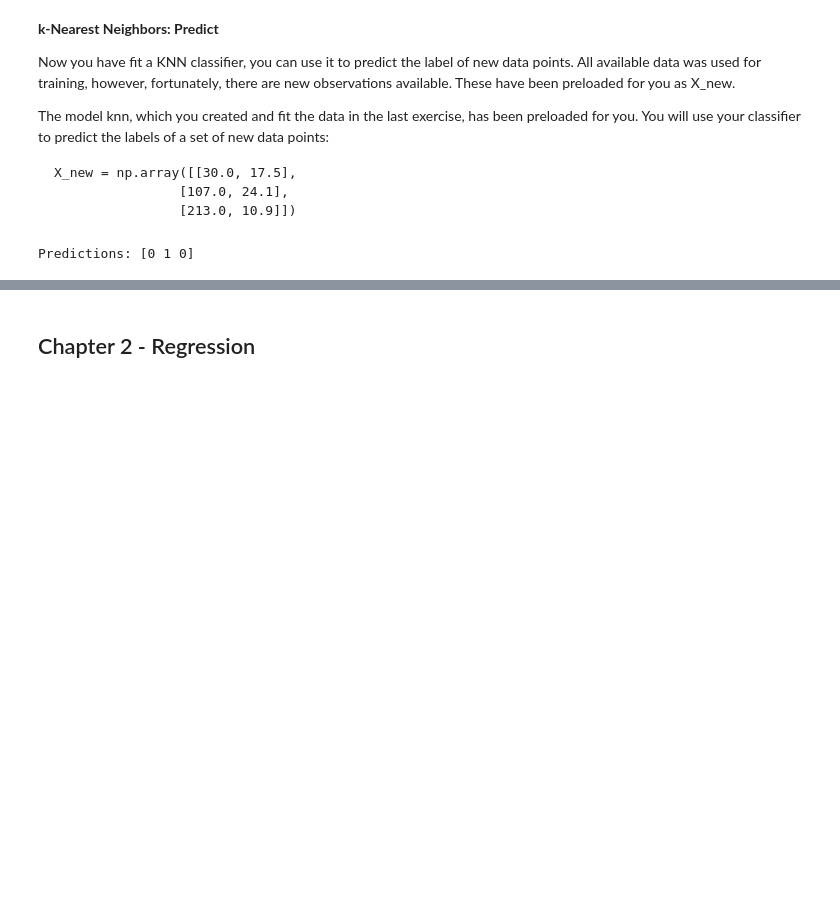
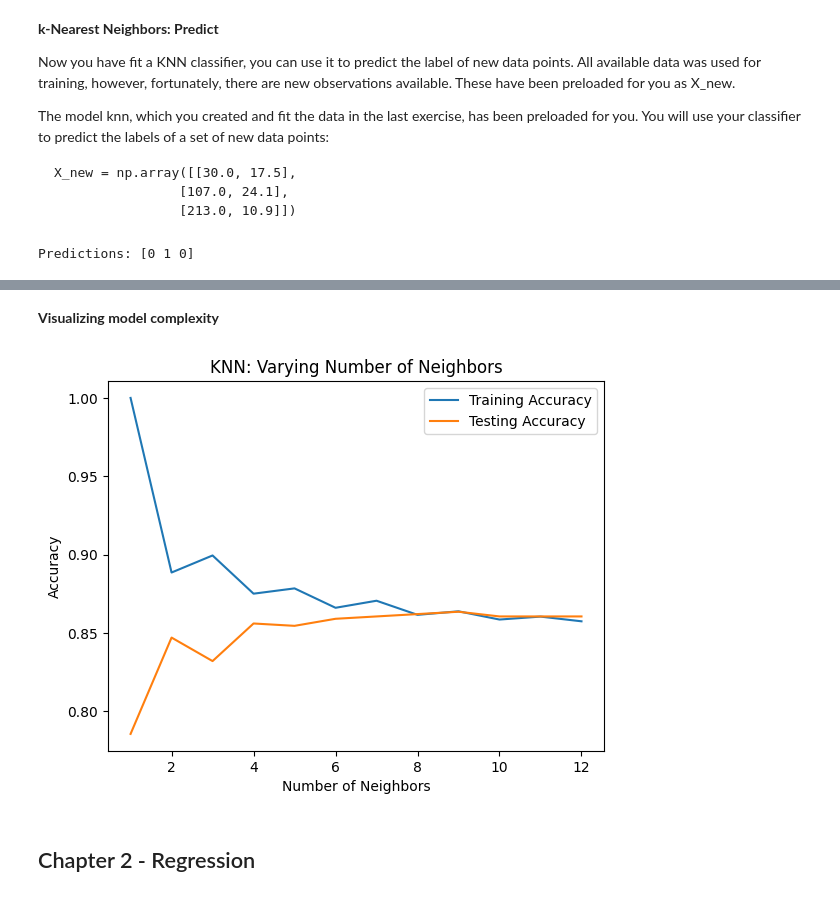
Before and after one commit to yeisonmontoya1815/Course-Machine-Learning-Python, a Jupyter notebook: 12. Supervised Learning with scikit-learn/12. Sup_L_scikit.ipynb, the cells around one changed output, grey strips where cells are left out. Cells and saved outputs as stored; diff of their text form; code cells hidden in the pictures; blank space fills up the shorter version.

```diff
--- a/12. Supervised Learning with scikit-learn/12. Sup_L_scikit.ipynb
+++ b/12. Supervised Learning with scikit-learn/12. Sup_L_scikit.ipynb
@@ -59,0 +126,18 @@ Predictions: [0 1 0]
+# %%
+# Create neighbors
+neighbors = np.arange(1, 13)
+train_accuracies = {}
+test_accuracies = {}
+
+for neighbor in neighbors:
+
+	# Set up a KNN Classifier
+	knn = KNeighborsClassifier(n_neighbors = neighbor)
+
+	# Fit the model
+	knn.fit(X_train, y_train)
+
+	# Compute accuracy
+	train_accuracies[neighbor] = knn.score(X_train, y_train)
+	test_accuracies[neighbor] = knn.score(X_test, y_test)
+print(neighbors, '\n', train_accuracies, '\n', test_accuracies)
@@ -60,3 +148,23 @@ Predictions: [0 1 0]
+# %% [markdown]
+**Visualizing model complexity**
+# %%
+# Add a title
+plt.title("KNN: Varying Number of Neighbors")
+
+# Plot training accuracies
+plt.plot(neighbors, train_accuracies.values(), label = "Training Accuracy")
+
+# Plot test accuracies
+plt.plot(neighbors, test_accuracies.values(), label = "Testing Accuracy")
+
+plt.legend()
+plt.xlabel("Number of Neighbors")
+plt.ylabel("Accuracy")
+
+# Display the plot
+plt.show()
+# %% [output]
+[figure, added]
 # %% [markdown]
 ## Chapter 2 - Regression
 # %% [markdown]
```
Also changed, not shown: parts of 13 cells of this notebook.
